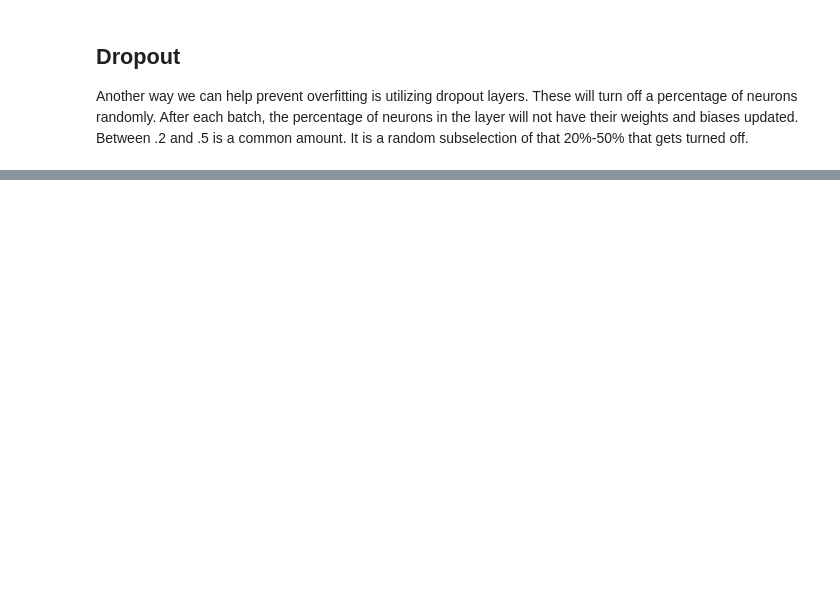
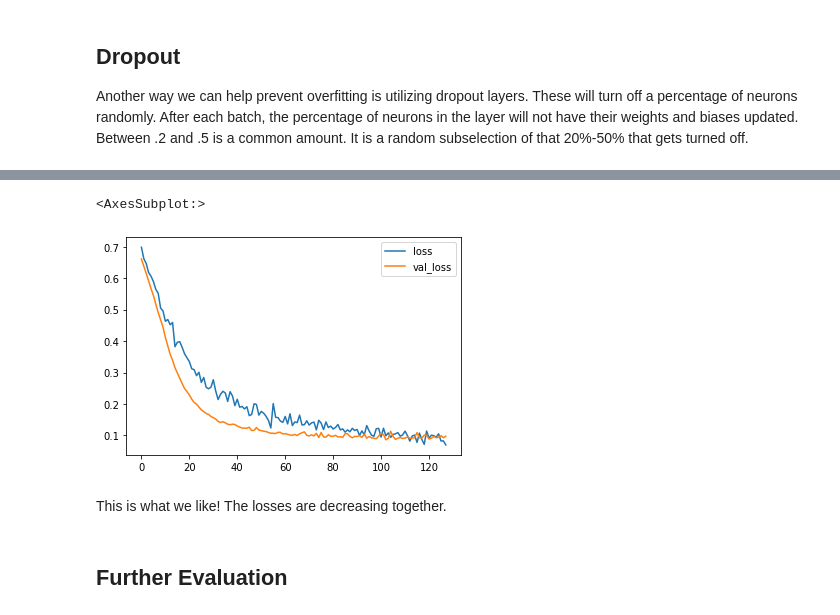
Before and after one commit to bdotbull/bb_learning_tf2_and_keras, a Jupyter notebook: topics/classification/classification.ipynb, the cells around one changed output, grey strips where cells are left out. Drawn from its saved outputs; the diff is of its cells as text; code cells hidden in the pictures; blank space fills up the shorter version.

Commit message:
new model

```diff
--- a/topics/classification/classification.ipynb
+++ b/topics/classification/classification.ipynb
@@ -276,0 +284,10 @@ model.fit(x=X_train, y=y_train, epochs=600, validation_data=(X_test, y_test),
+# %%
+model_loss = pd.DataFrame(model.history.history)
+model_loss.plot()
+# %% [output]
+<AxesSubplot:>
+[figure, added]
+# %% [markdown]
+This is what we like! The losses are decreasing together.
+# %% [markdown]
+## Further Evaluation
```
Also changed, not shown: parts of 7 cells of this notebook.
